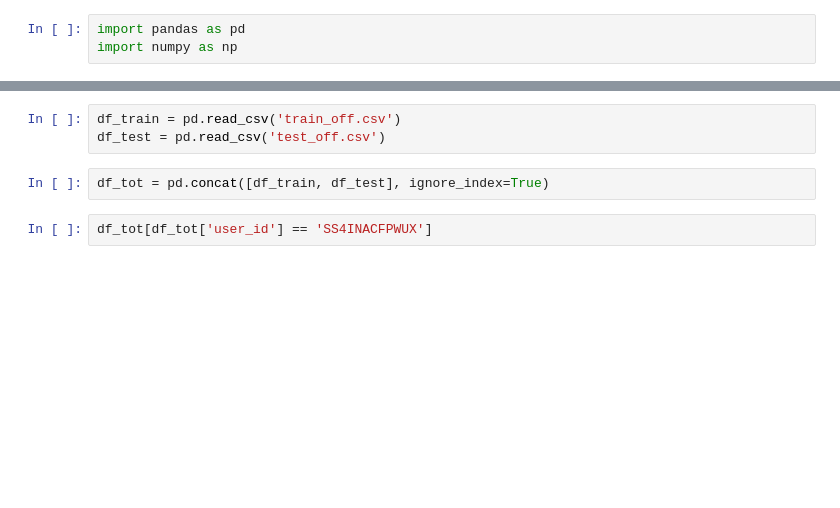
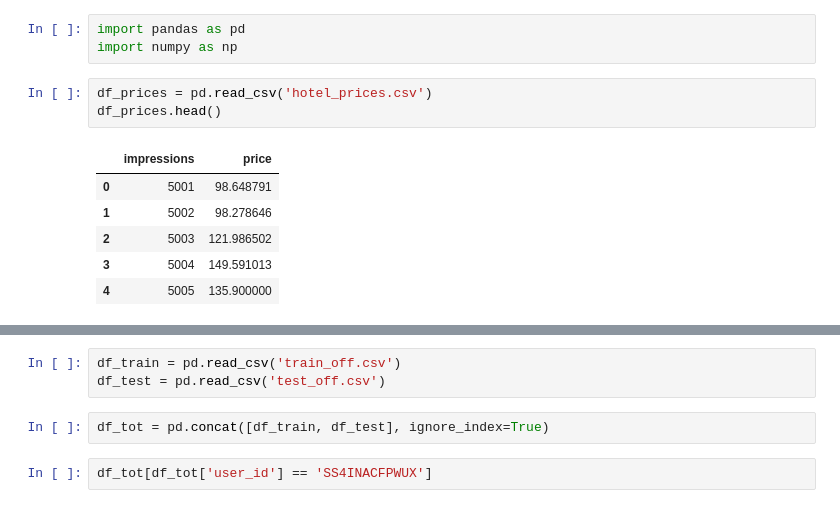
Before and after one commit to D2KLab/touringrec, a Jupyter notebook: SetupScript/Check_vari.ipynb, the cells around one changed output, grey strips where cells are left out. Drawn from its saved outputs; the diff is of its cells as text; blank space fills up the shorter version.

```diff
--- a/SetupScript/Check_vari.ipynb
+++ b/SetupScript/Check_vari.ipynb
@@ -1,3 +1,13 @@
 # %%
 import pandas as pd
 import numpy as np
+# %%
+df_prices = pd.read_csv('hotel_prices.csv')
+df_prices.head()
+# %% [output]
+|  | impressions | price |
+| 0 | 5001 | 98.648791 |
+| 1 | 5002 | 98.278646 |
+| 2 | 5003 | 121.986502 |
+| 3 | 5004 | 149.591013 |
+| 4 | 5005 | 135.900000 |
```
Also changed, not shown: parts of 3 cells of this notebook, 3 other files.
